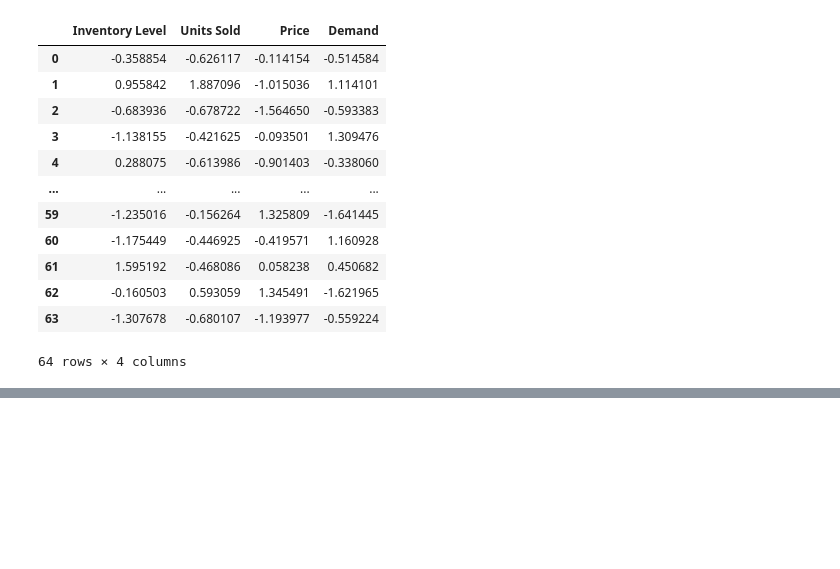
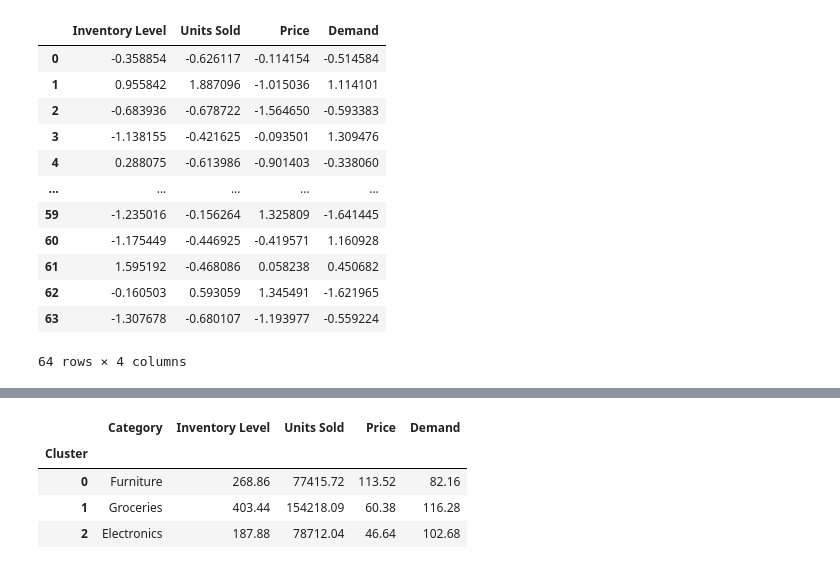
Before and after one commit to bhabanisipu/Inventory_Product_Grouping_System, a Jupyter notebook: notebooks/inventory_experiment.ipynb, the cells around one changed output, grey strips where cells are left out. Cells and saved outputs as stored; diff of their text form; code cells hidden in the pictures; blank space fills up the shorter version.

```diff
--- a/notebooks/inventory_experiment.ipynb
+++ b/notebooks/inventory_experiment.ipynb
@@ -328,0 +391,16 @@ ValueError: Grouper and axis must be same length
+# %%
+cluster_summary = product_df.groupby("Cluster").agg({
+    "Category":"first",
+    "Inventory Level": "mean",
+    "Units Sold": "mean",
+    "Price": "mean",
+    "Demand": "mean"
+}).round(2)
+
+cluster_summary
+# %% [output]
+|  | Category | Inventory Level | Units Sold | Price | Demand |
+| Cluster |  |  |  |  |  |
+| 0 | Furniture | 268.86 | 77415.72 | 113.52 | 82.16 |
+| 1 | Groceries | 403.44 | 154218.09 | 60.38 | 116.28 |
+| 2 | Electronics | 187.88 | 78712.04 | 46.64 | 102.68 |
```
Also changed, not shown: parts of 5 cells of this notebook.
